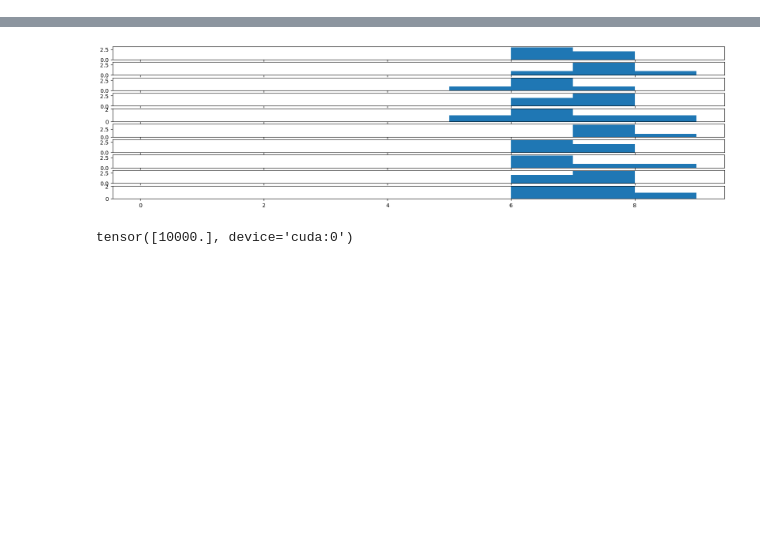
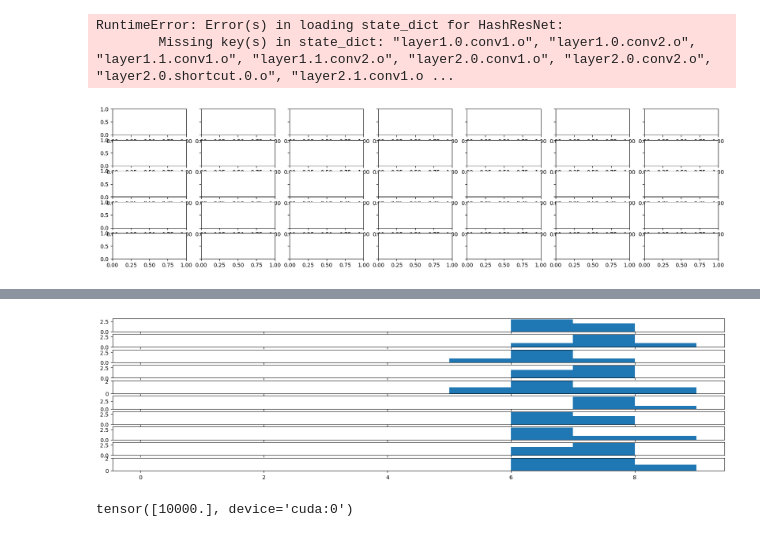
Before and after one commit to JanWasilewski/LVEBM4CL, a Jupyter notebook: notebook_fast_check.ipynb, the cells around one changed output, grey strips where cells are left out. Drawn from its saved outputs; the diff is of its cells as text; code cells hidden in the pictures; blank space fills up the shorter version.

```diff
--- a/notebook_fast_check.ipynb
+++ b/notebook_fast_check.ipynb
@@ -49,0 +251,6 @@ Files already downloaded and verified
+# %%
+plot_hists(["decreaseNonlinear", 250, 500, 750,1000,1500,2000]) #[500,750,1000,1500,2000]
+# %% [output]
+RuntimeError: Error(s) in loading state_dict for HashResNet:
+        Missing key(s) in state_dict: "layer1.0.conv1.o", "layer1.0.conv2.o", "layer1.1.conv1.o", "layer1.1.conv2.o", "layer2.0.conv1.o", "layer2.0.conv2.o", "layer2.0.shortcut.0.o", "layer2.1.conv1.o ...
+[figure, added]
```
Also changed, not shown: parts of 19 cells of this notebook, 16 other files.
